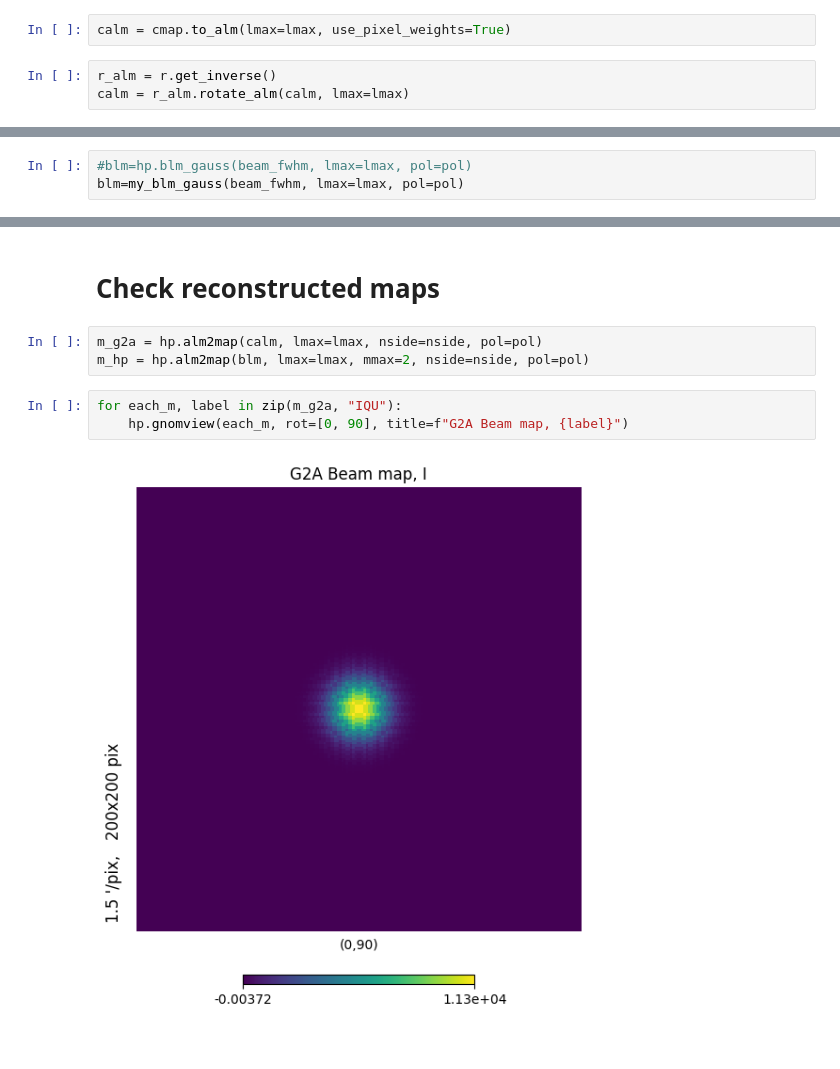
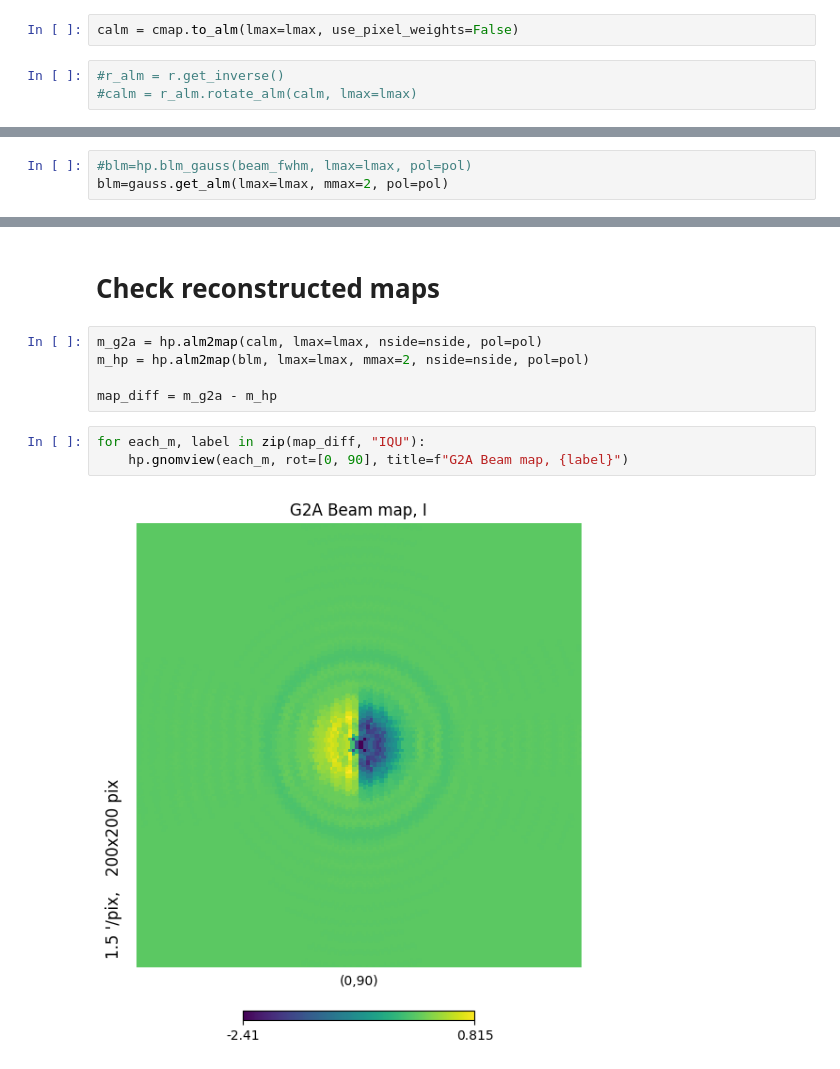
Before and after one commit to teob97/grasp2alm, a Jupyter notebook: notebooks/test.ipynb, the cells around one changed output, grey strips where cells are left out. Saved outputs shown, nothing was run; the diff lists cells and outputs as text.

```diff
--- a/notebooks/test.ipynb
+++ b/notebooks/test.ipynb
@@ -75,8 +71,8 @@ hp.gnomview(cmap.map[0])
 # %%
-calm = cmap.to_alm(lmax=lmax, use_pixel_weights=True)
+calm = cmap.to_alm(lmax=lmax, use_pixel_weights=False)
 # %%
-r_alm = r.get_inverse()
-calm = r_alm.rotate_alm(calm, lmax=lmax)
+#r_alm = r.get_inverse()
+#calm = r_alm.rotate_alm(calm, lmax=lmax)
 # %% [markdown]
 # Compare against theoric
 
@@ -127,6 +91,6 @@ def my_blm_gauss(fwhm:float, lmax:int, pol:bool=False):
 # %%
 #blm=hp.blm_gauss(beam_fwhm, lmax=lmax, pol=pol)
-blm=my_blm_gauss(beam_fwhm, lmax=lmax, pol=pol)
+blm=gauss.get_alm(lmax=lmax, mmax=2, pol=pol)
 # %%
 index_0 = hp.Alm.getidx(lmax, np.arange(lmax), 0)
 index_2 = hp.Alm.getidx(lmax, np.arange(lmax), 2)
@@ -173,8 +137,10 @@ False
 # %%
 m_g2a = hp.alm2map(calm, lmax=lmax, nside=nside, pol=pol)
 m_hp = hp.alm2map(blm, lmax=lmax, mmax=2, nside=nside, pol=pol)
+
+map_diff = m_g2a - m_hp
 # %%
-for each_m, label in zip(m_g2a, "IQU"):
+for each_m, label in zip(map_diff, "IQU"):
     hp.gnomview(each_m, rot=[0, 90], title=f"G2A Beam map, {label}")
 # %% [output]
-[figure, old version]
+[figure, new version]
```
Also changed, not shown: parts of 10 cells of this notebook, 2 other files.
